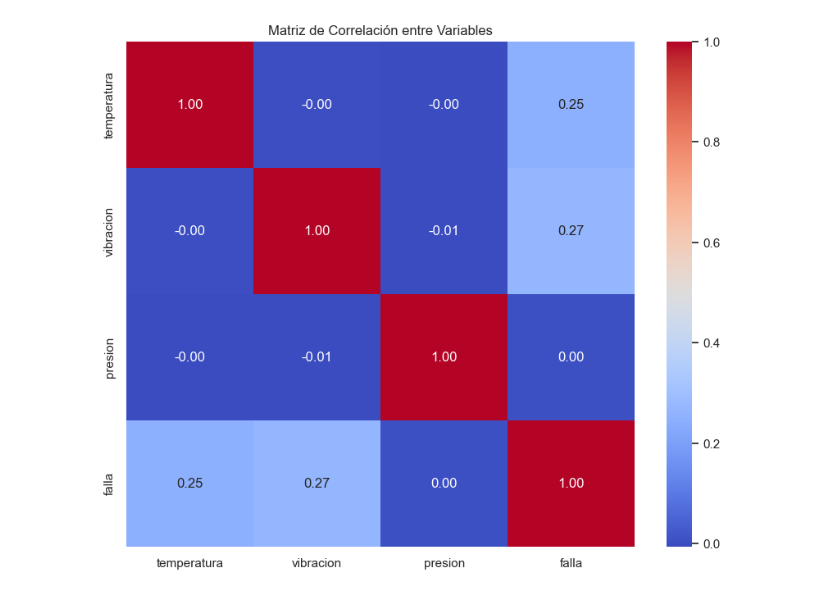
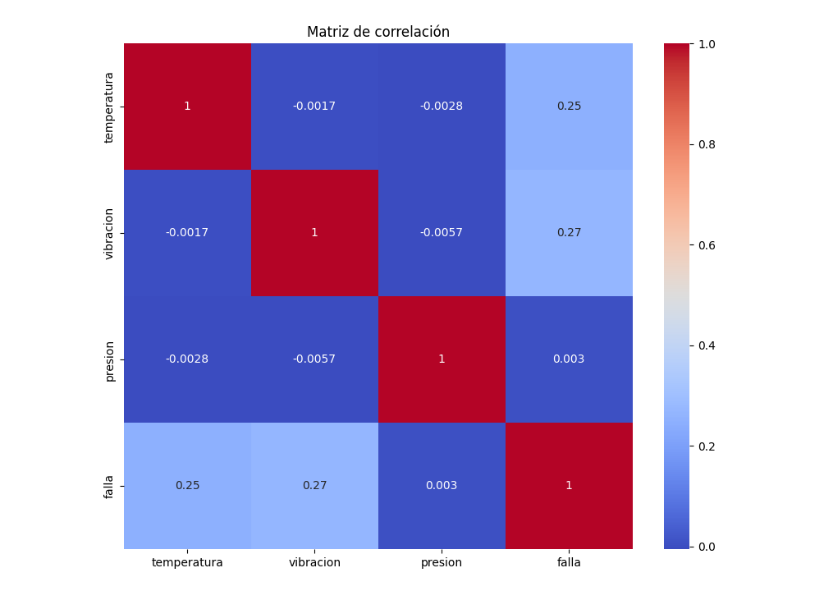
Before and after one commit to GzoC/real_time_predictive_monitoring, a Jupyter notebook: notebooks/01_exploratory_data_analysis.ipynb, the cells around one changed output. Cells and saved outputs as stored; diff of their text form; code cells hidden in the pictures.

```diff
--- a/notebooks/01_exploratory_data_analysis.ipynb
+++ b/notebooks/01_exploratory_data_analysis.ipynb
@@ -1,10 +0,0 @@
-# %%
-# Importación de librerías necesarias para el análisis exploratorio
-import pandas as pd                 # Manipulación de datos tabulares
-import numpy as np                  # Operaciones numéricas avanzadas
-import matplotlib.pyplot as plt     # Gráficos básicos
-import seaborn as sns               # Gráficos estadísticos avanzados
-import os                           # Acceso a archivos y directorios
-
-# Configuración de gráficos para una visualización clara
-sns.set(style="whitegrid")          # Estilo claro y limpio para gráficos
@@ -73,0 +17,4 @@ else:
+# %%
+df = load_data(RAW_DATA_PATH)
+logger.info("Datos cargados correctamente para EDA.")
+df.head()
@@ -89,8 +66,10 @@ for col in variables_clave:
 # %%
-# Matriz de correlación excluyendo la columna timestamp
+# Seleccionamos solo las columnas numéricas
+numeric_df = df.select_dtypes(include='number')
+
 plt.figure(figsize=(10, 8))
-sns.heatmap(df.select_dtypes(include='number').corr(), annot=True, cmap="coolwarm", fmt='.2f')
-plt.title('Matriz de Correlación entre Variables')
+sns.heatmap(numeric_df.corr(), annot=True, cmap='coolwarm')
+plt.title('Matriz de correlación')
 plt.show()
 # %% [output]
-[figure, old version]
+[figure, new version]
```
Also changed, not shown: parts of 11 cells of this notebook, 1 other file.
